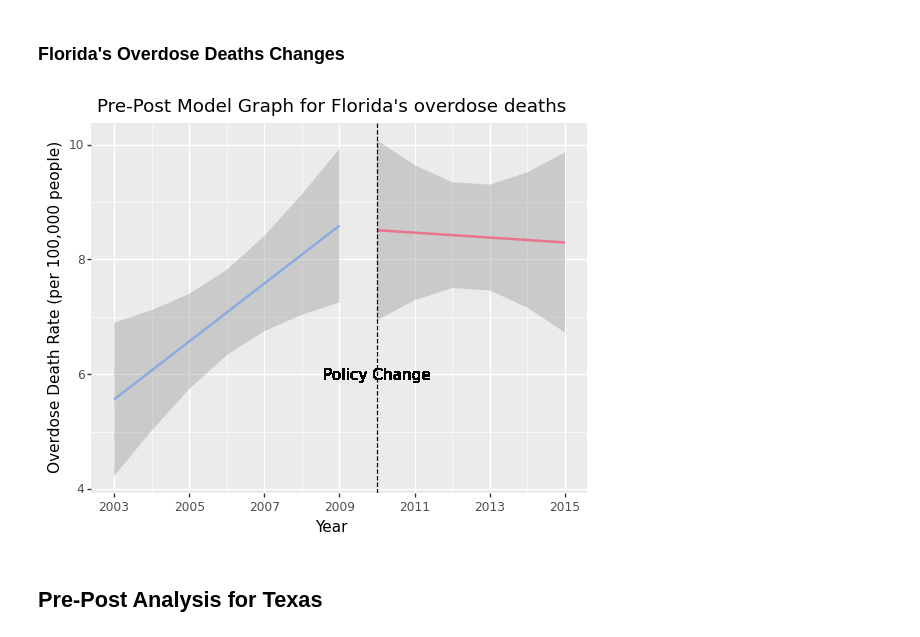
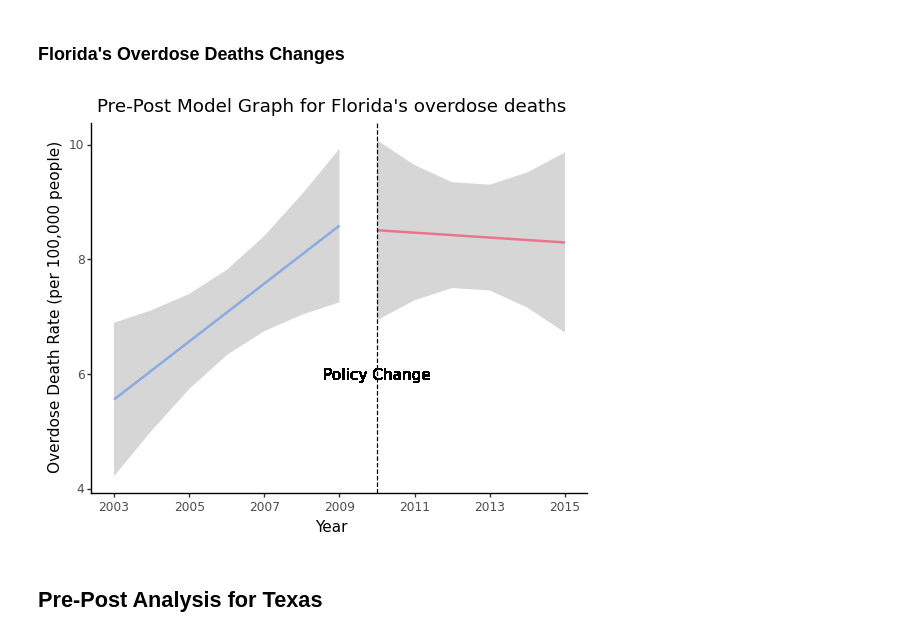
Before and after one commit to Yer1k/opioid_causal_inference, a Jupyter notebook: 10_code/pre-post_analysis.ipynb, the cells around one changed output. Cells and saved outputs as stored; diff of their text form; code cells hidden in the pictures.

Commit message:
standardized all the plots

```diff
--- a/10_code/pre-post_analysis.ipynb
+++ b/10_code/pre-post_analysis.ipynb
@@ -103,32 +103,33 @@ print(fl_shiprate_plot)
 # %%
 # plot the effect on overdose deaths during 2003-2015 (policy change in 2010)
 
 fl_overdose_plot = (
     ggplot(fl_df, aes(x="year", y="death_rate"))
     + geom_smooth(
         method="lm",
         data=fl_before_df,
         se=True,
         color="#89ABE3FF",
     )
     + geom_smooth(
         method="lm",
         data=fl_after_df,
         se=True,
         color="#EA738DFF",
     )
     + scale_x_continuous(breaks=[2003, 2005, 2007, 2009, 2011, 2013, 2015])
     + geom_vline(xintercept=2010, linetype="dashed")
     + geom_text(x=2010, y=6, label="Policy Change", color="black")
+    + theme_classic()
     + labs(title="Pre-Post Model Graph for Florida's overdose deaths")
     + xlab("Year")
     # + xlim(2003, 2015)
     + ylab("Overdose Death Rate (per 100,000 people)")
 )
 fl_overdose_plot.save("../30_results/prepost_Florida_overdose_deaths.pdf")
 print(fl_overdose_plot)
 # %% [output]
-[figure, old version]
+[figure, new version]
 # %% [markdown]
 ## Pre-Post Analysis for Texas
 # %%
```
Also changed, not shown: parts of 3 cells of this notebook.
